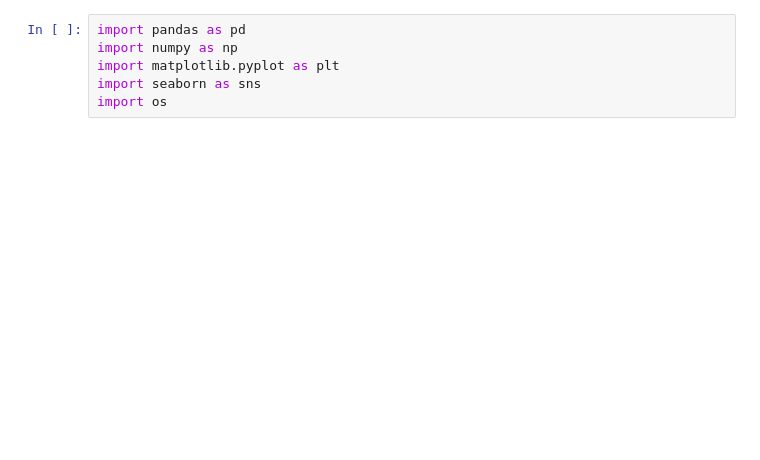
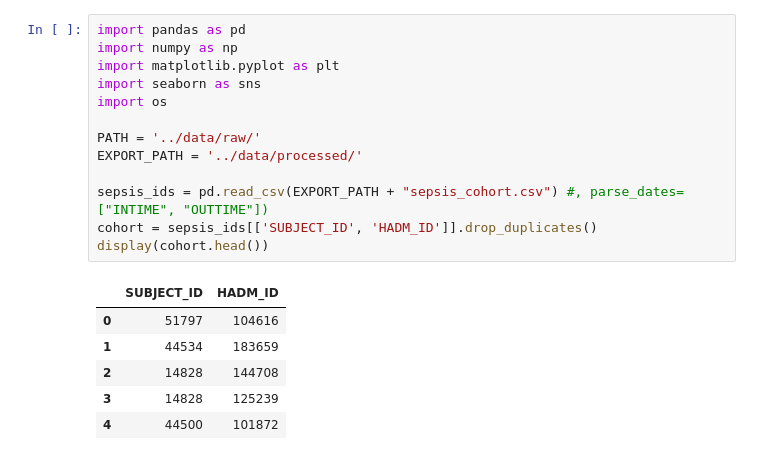
Before and after one commit to GiuseppePitruzzella/MIMIC-III_LOS_Project, a Jupyter notebook: notebooks/02_Base_Data_Construction.ipynb, the cells around one changed output. Cells and saved outputs as stored; diff of their text form; blank space fills up the shorter version.

```diff
--- a/notebooks/02_Base_Data_Construction.ipynb
+++ b/notebooks/02_Base_Data_Construction.ipynb
@@ -6,6 +5,20 @@ The goal of this section is to refine the previously identified sepsis cohort by
 # %%
 import pandas as pd
 import numpy as np
 import matplotlib.pyplot as plt
 import seaborn as sns
 import os
+
+PATH = '../data/raw/'
+EXPORT_PATH = '../data/processed/'
+
+sepsis_ids = pd.read_csv(EXPORT_PATH + "sepsis_cohort.csv") #, parse_dates=["INTIME", "OUTTIME"])
+cohort = sepsis_ids[['SUBJECT_ID', 'HADM_ID']].drop_duplicates()
+display(cohort.head())
+# %% [output]
+|  | SUBJECT_ID | HADM_ID |
+| 0 | 51797 | 104616 |
+| 1 | 44534 | 183659 |
+| 2 | 14828 | 144708 |
+| 3 | 14828 | 125239 |
+| 4 | 44500 | 101872 |
```
Also changed, not shown: parts of 14 cells of this notebook, 49 other files.
